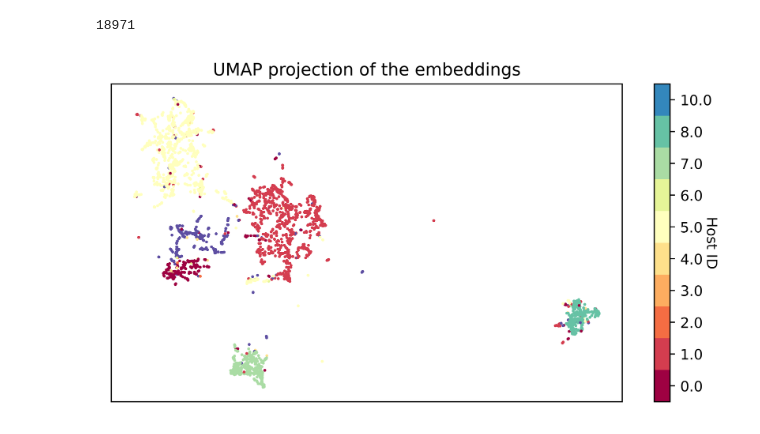
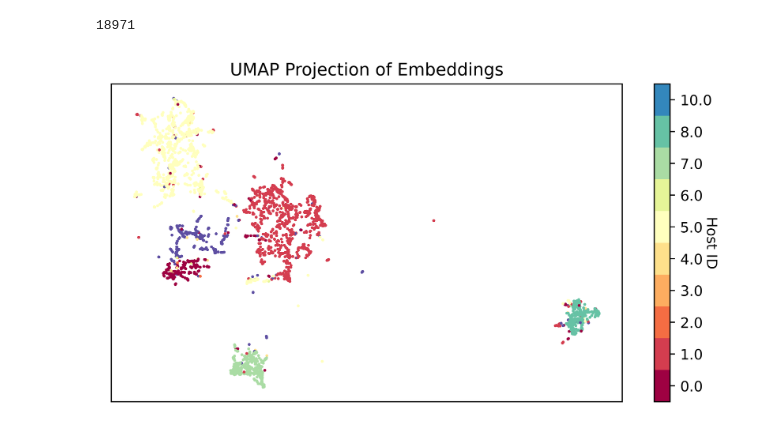
Before and after one commit to elmella/whos-who, a Jupyter notebook: embed.ipynb, the cells around one changed output. Cells and saved outputs as stored; diff of their text form; code cells hidden in the pictures.

```diff
--- a/embed.ipynb
+++ b/embed.ipynb
@@ -411,33 +411,33 @@ emission = make_emission(transition_matrix_host, transition_matrix_guest)
 # %%
 # host_ids = embed_df_with_hosts['host_id'].unique()[:10]
 # print(len(host_ids))
 # # filter the dataframe to include only the selected hosts
 # my_df = embed_df_with_hosts[embed_df_with_hosts['host_id'].isin(host_ids)]
 # aX, ay = my_df['embedding'].values, my_df['host_id'].values
 
 # # Split the data into training and testing sets
 # aX_train, aX_test, ay_train, ay_test = train_test_split(aX, ay, test_size=0.2, random_state=42)
 
 # # Convert the labels to integers
 # ay_train = ay_train.astype(int)
 # ay_test = ay_test.astype(int)
 
 # # Convert the lists of floats into numpy arrays
 # aX_train = np.array([np.array(x) for x in aX_train])
 # aX_test = np.array([np.array(x) for x in aX_test])
 
 # aembedding = umap.UMAP().fit_transform(aX_train)
-aembedding = umap.UMAP().fit_transform(aX_train, ay_train)
+# aembedding = umap.UMAP().fit_transform(aX_train, ay_train)
 plt.figure(figsize=(8, 4), dpi=750)
 plt.scatter(*aembedding.T, s=1, c=ay_train, cmap='Spectral', alpha=1.0)
 # remove the axes
 plt.setp(plt.gca(), xticks=[], yticks=[])
-plt.title('UMAP projection of the embeddings')
+plt.title('UMAP Projection of Embeddings')
 # add colorbar
 cbar = plt.colorbar(boundaries=np.arange(11)-0.5)
 cbar.set_label('Host ID', rotation=270)
 cbar.set_ticks(np.arange(10))
 cbar.set_ticklabels(host_ids)
 plt.show()
 # %% [output]
-[figure, old version]
+[figure, new version]
```
Also changed, not shown: 1 other file.
